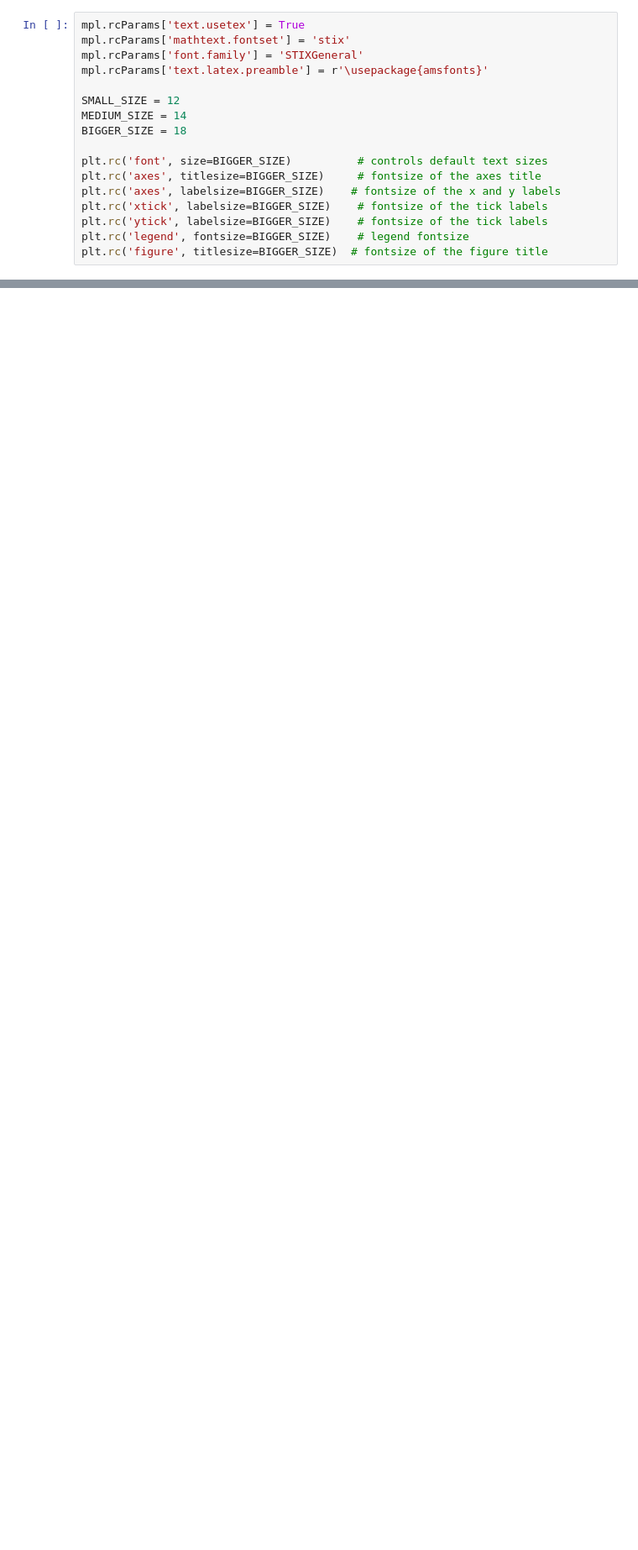
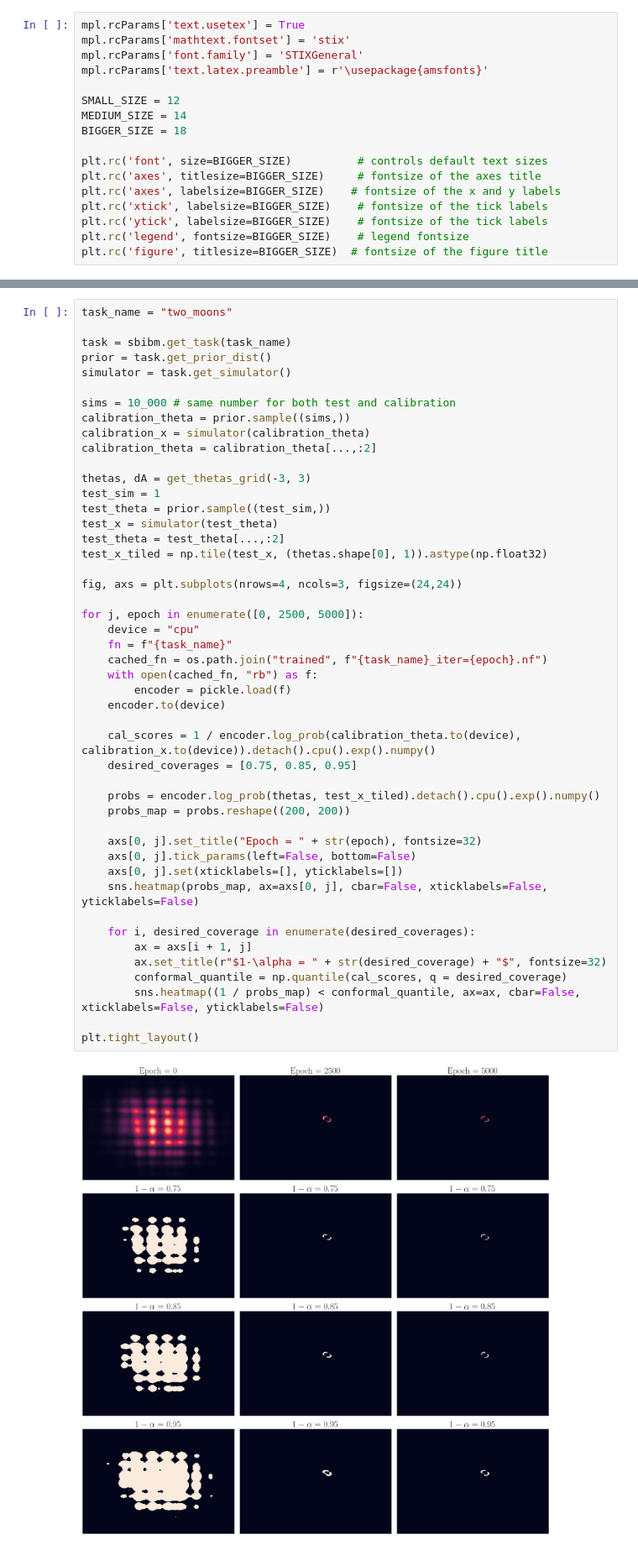
Before and after one commit to yashpatel5400/canvi, a Jupyter notebook: canvi/set_size_sbi.ipynb, the cells around one changed output, grey strips where cells are left out. Shown: that part at 84% size. Saved outputs shown, nothing was run; the diff lists cells and outputs as text; blank space fills up the shorter version.

```diff
--- a/canvi/set_size_sbi.ipynb
+++ b/canvi/set_size_sbi.ipynb
@@ -201,0 +62,49 @@ sns.lineplot(data=df, x="epoch", y="sizes")
+# %%
+task_name = "two_moons"
+
+task = sbibm.get_task(task_name)
+prior = task.get_prior_dist()
+simulator = task.get_simulator()
+
+sims = 10_000 # same number for both test and calibration
+calibration_theta = prior.sample((sims,))
+calibration_x = simulator(calibration_theta)
+calibration_theta = calibration_theta[...,:2]
+
+thetas, dA = get_thetas_grid(-3, 3)
+test_sim = 1
+test_theta = prior.sample((test_sim,))
+test_x = simulator(test_theta)
+test_theta = test_theta[...,:2]
+test_x_tiled = np.tile(test_x, (thetas.shape[0], 1)).astype(np.float32)
+
+fig, axs = plt.subplots(nrows=4, ncols=3, figsize=(24,24))
+
+for j, epoch in enumerate([0, 2500, 5000]):
+    device = "cpu"
+    fn = f"{task_name}"
+    cached_fn = os.path.join("trained", f"{task_name}_iter={epoch}.nf")
+    with open(cached_fn, "rb") as f:
+        encoder = pickle.load(f)
+    encoder.to(device)
+
+    cal_scores = 1 / encoder.log_prob(calibration_theta.to(device), calibration_x.to(device)).detach().cpu().exp().numpy()
+    desired_coverages = [0.75, 0.85, 0.95]
+
+    probs = encoder.log_prob(thetas, test_x_tiled).detach().cpu().exp().numpy()
+    probs_map = probs.reshape((200, 200))
+
+    axs[0, j].set_title("Epoch = " + str(epoch), fontsize=32)
+    axs[0, j].tick_params(left=False, bottom=False)
+    axs[0, j].set(xticklabels=[], yticklabels=[])
+    sns.heatmap(probs_map, ax=axs[0, j], cbar=False, xticklabels=False, yticklabels=False)
+
+    for i, desired_coverage in enumerate(desired_coverages):
+        ax = axs[i + 1, j]
+        ax.set_title(r"$1-\alpha = " + str(desired_coverage) + "$", fontsize=32)
+        conformal_quantile = np.quantile(cal_scores, q = desired_coverage)
+        sns.heatmap((1 / probs_map) < conformal_quantile, ax=ax, cbar=False, xticklabels=False, yticklabels=False)
+
+plt.tight_layout()
+# %% [output]
+[figure, added]
```
Also changed, not shown: parts of 15 cells of this notebook, 1 other file.
